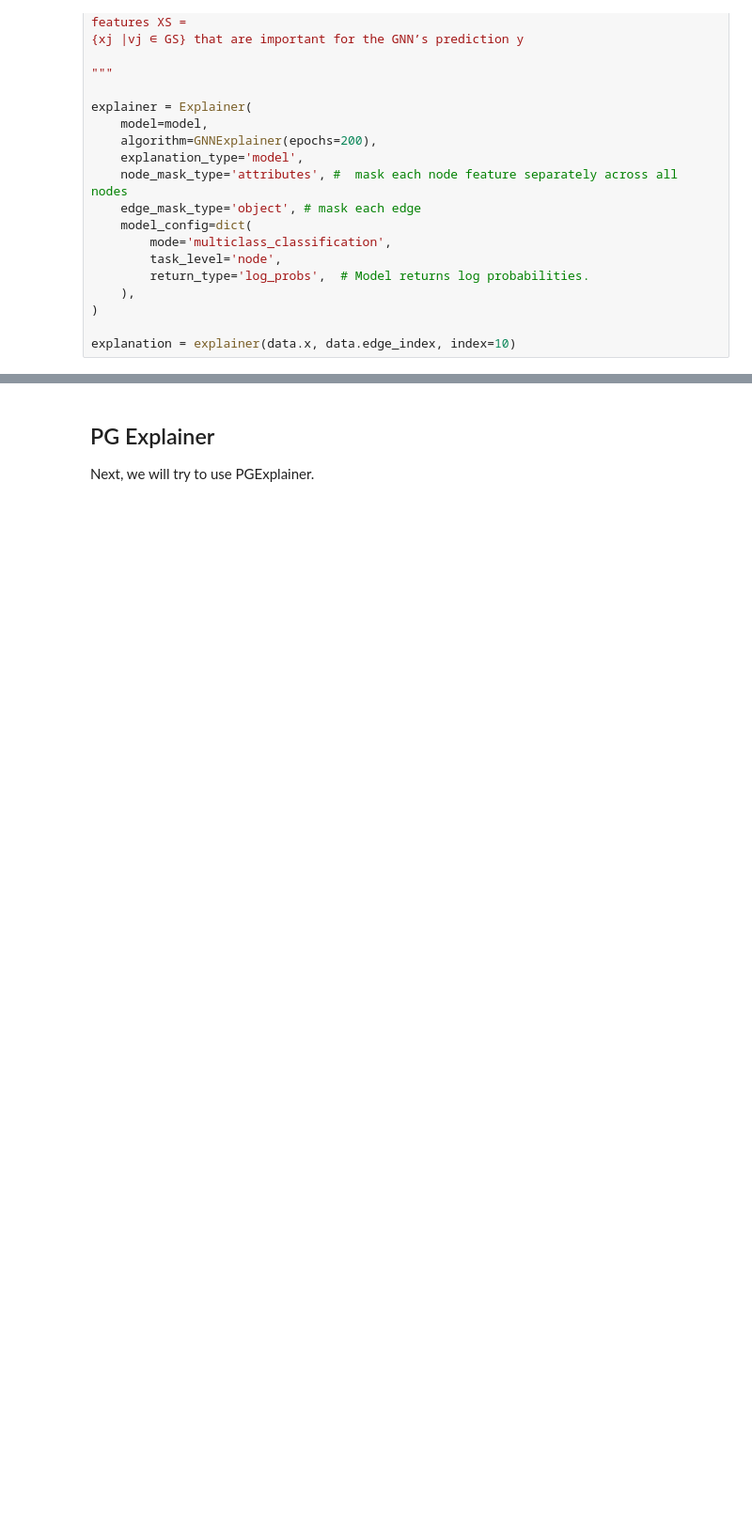
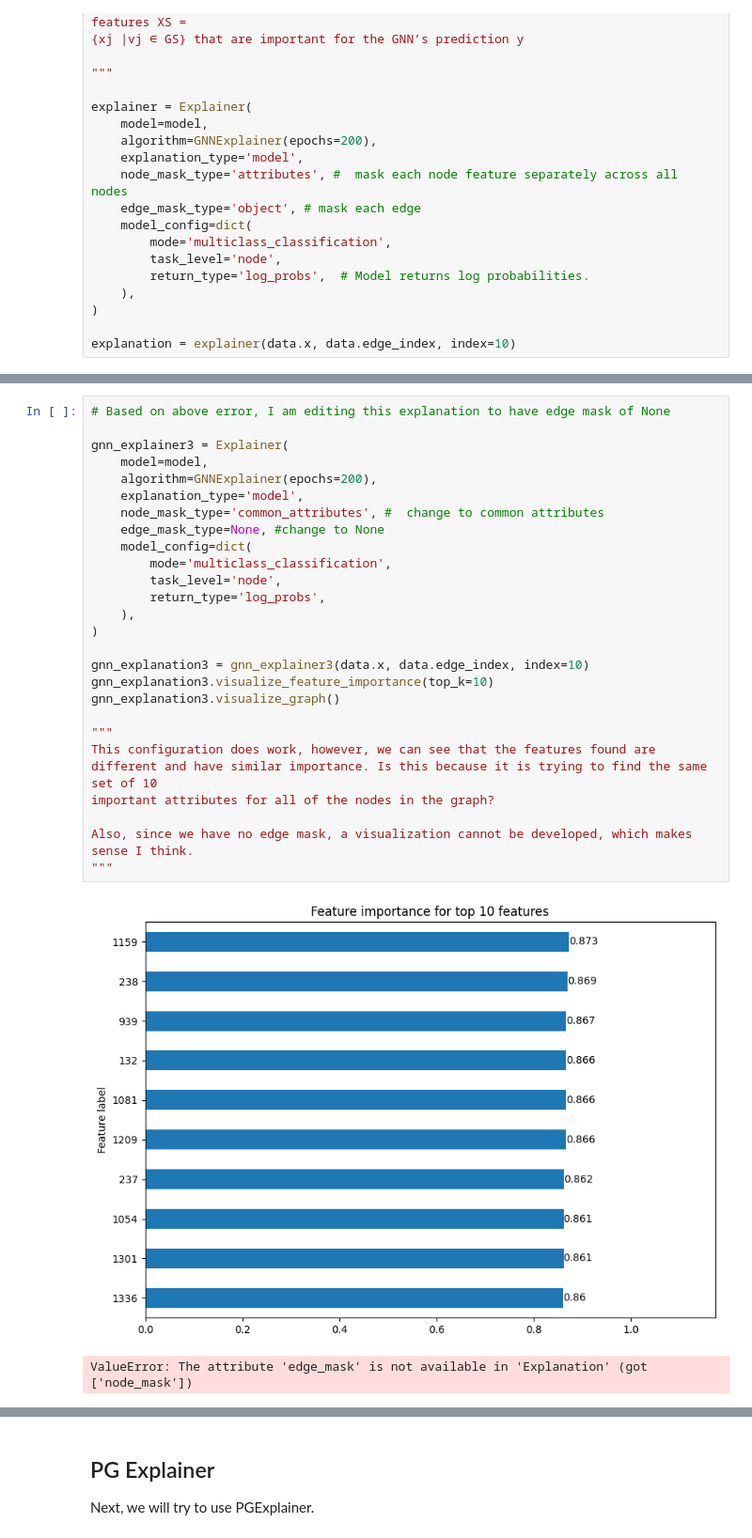
Before and after one commit to alyssaanastasi/srebp2-explanations, a Jupyter notebook: cora_dataset.ipynb, the cells around one changed output, grey strips where cells are left out. Shown at 94% size. Saved outputs shown, nothing was run; the diff lists cells and outputs as text; blank space fills up the shorter version.

```diff
--- a/cora_dataset.ipynb
+++ b/cora_dataset.ipynb
@@ -178,0 +264,29 @@ print(fid_pm)
+# %%
+# Based on above error, I am editing this explanation to have edge mask of None
+
+gnn_explainer3 = Explainer(
+    model=model,
+    algorithm=GNNExplainer(epochs=200),
+    explanation_type='model',
+    node_mask_type='common_attributes', #  change to common attributes
+    edge_mask_type=None, #change to None
+    model_config=dict(
+        mode='multiclass_classification',
+        task_level='node',
+        return_type='log_probs',
+    ),
+)
+
+gnn_explanation3 = gnn_explainer3(data.x, data.edge_index, index=10)
+gnn_explanation3.visualize_feature_importance(top_k=10)
+gnn_explanation3.visualize_graph()
+
+"""
+This configuration does work, however, we can see that the features found are different and have similar importance. Is this because it is trying to find the same set of 10
+important attributes for all of the nodes in the graph?
+
+Also, since we have no edge mask, a visualization cannot be developed, which makes sense I think.
+"""
+# %% [output]
+[figure, added]
+ValueError: The attribute 'edge_mask' is not available in 'Explanation' (got ['node_mask'])
```
Also changed, not shown: parts of 17 cells of this notebook, 1 other file.
